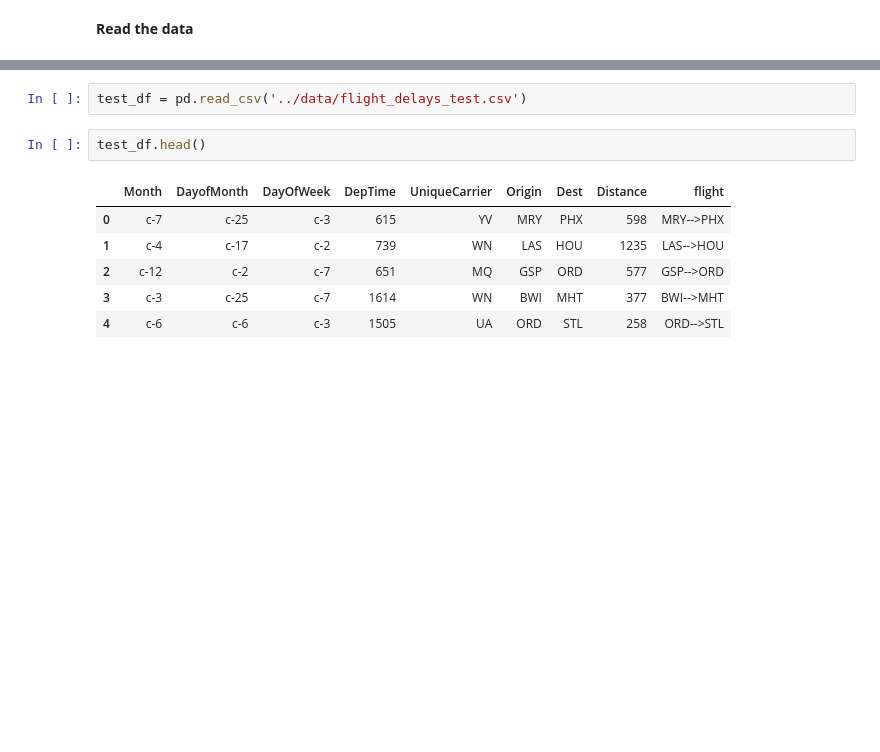
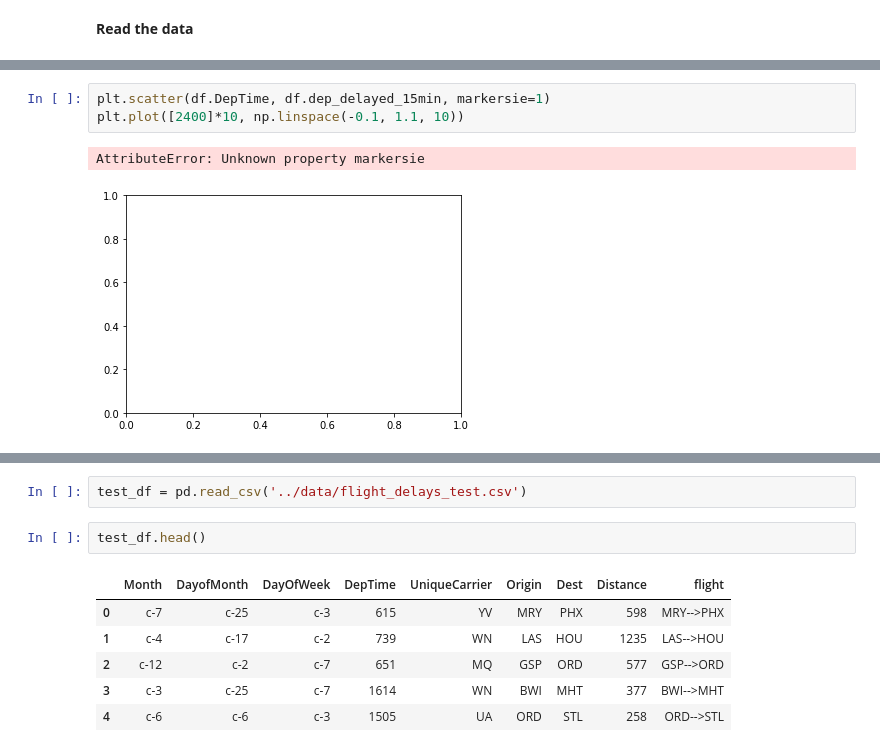
Before and after one commit to Kum4yk/course.ai, a Jupyter notebook: mlcourse.ai/02 assignments 2019/02.03. Catboost starter.ipynb, the cells around one changed output, grey strips where cells are left out. Drawn from its saved outputs; the diff is of its cells as text; blank space fills up the shorter version.

```diff
--- a/mlcourse.ai/02 assignments 2019/02.03. Catboost starter.ipynb
+++ b/mlcourse.ai/02 assignments 2019/02.03. Catboost starter.ipynb
@@ -65,0 +66,6 @@ train_df.head()
+# %%
+plt.scatter(df.DepTime, df.dep_delayed_15min, markersie=1)
+plt.plot([2400]*10, np.linspace(-0.1, 1.1, 10))
+# %% [output]
+AttributeError: Unknown property markersie
+[figure, added]
```
Also changed, not shown: parts of 6 cells of this notebook.
